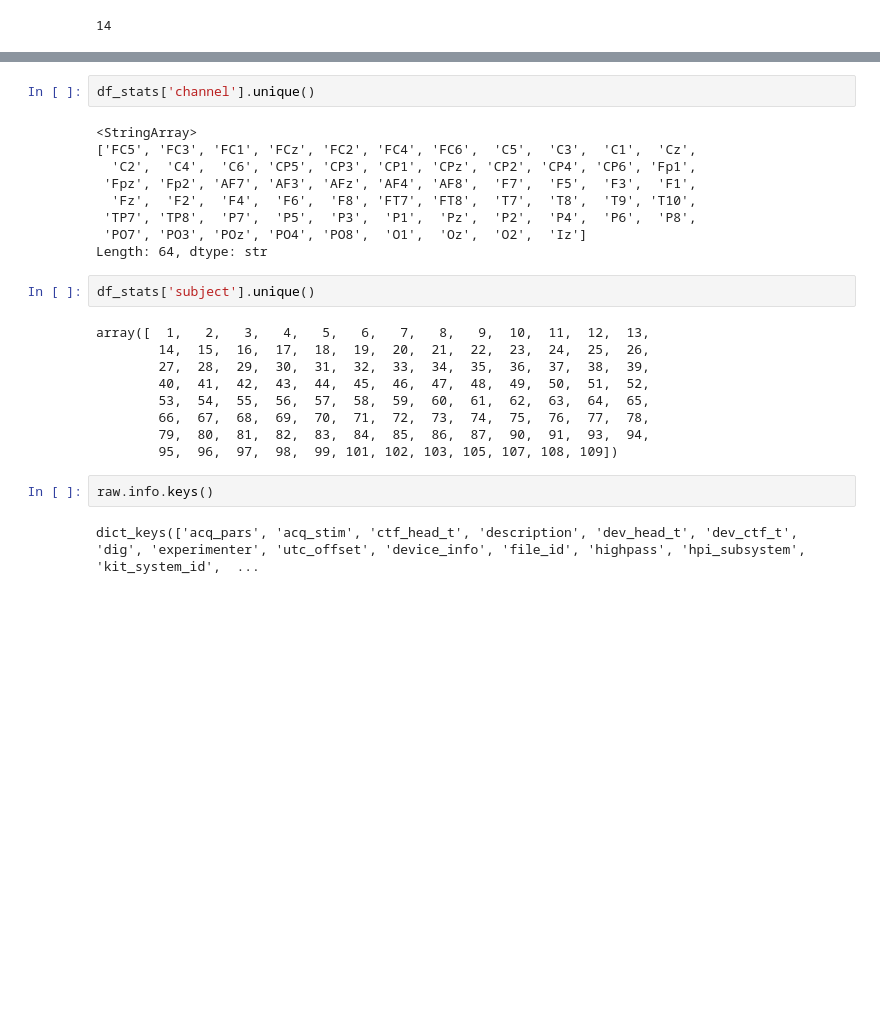
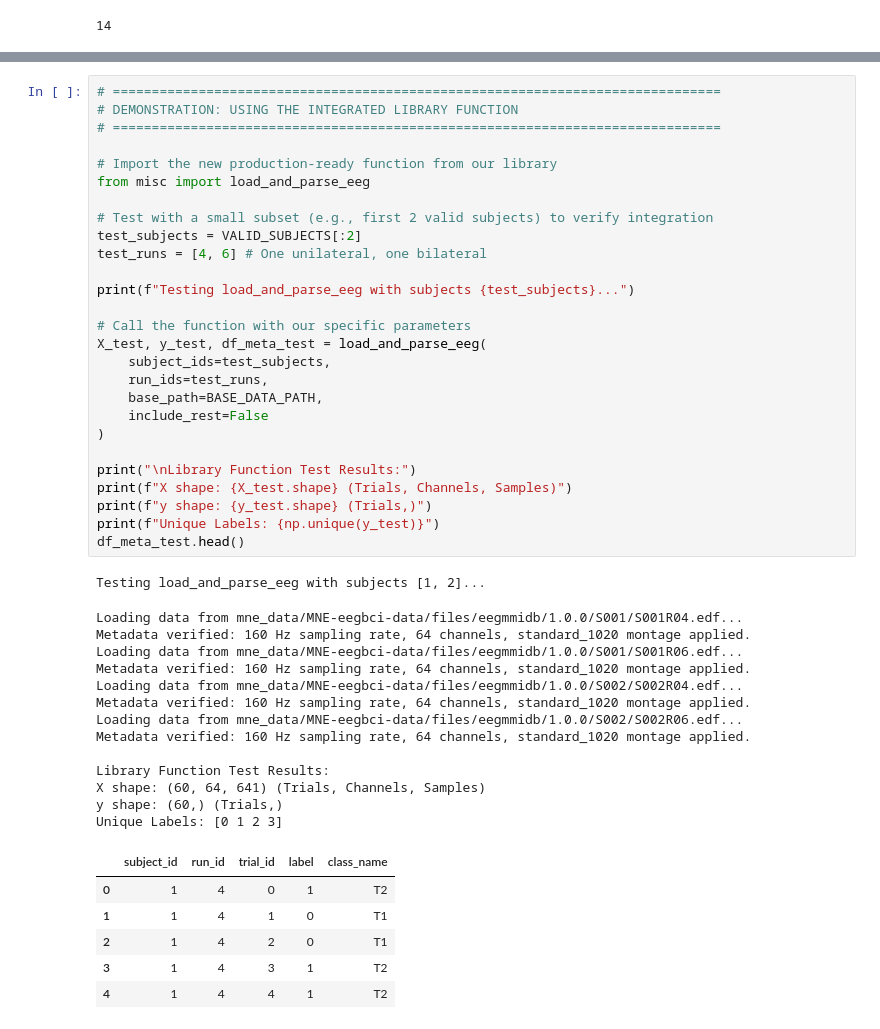
Before and after one commit to Alexvc23/Total-Perspective-Vortex, a Jupyter notebook: doc/Phase-1-Data-Acquisition-Preprocessing.ipynb, the cells around one changed output, grey strips where cells are left out. Drawn from its saved outputs; the diff is of its cells as text; blank space fills up the shorter version.

```diff
--- a/doc/Phase-1-Data-Acquisition-Preprocessing.ipynb
+++ b/doc/Phase-1-Data-Acquisition-Preprocessing.ipynb
@@ -425,26 +507,48 @@ len(list(df_stats[df_stats['subject'] == 1]['subject'])) / 64
-# %%
-df_stats['channel'].unique()
-# %% [output]
-<StringArray>
-['FC5', 'FC3', 'FC1', 'FCz', 'FC2', 'FC4', 'FC6',  'C5',  'C3',  'C1',  'Cz',
-  'C2',  'C4',  'C6', 'CP5', 'CP3', 'CP1', 'CPz', 'CP2', 'CP4', 'CP6', 'Fp1',
- 'Fpz', 'Fp2', 'AF7', 'AF3', 'AFz', 'AF4', 'AF8',  'F7',  'F5',  'F3',  'F1',
-  'Fz',  'F2',  'F4',  'F6',  'F8', 'FT7', 'FT8',  'T7',  'T8',  'T9', 'T10',
- 'TP7', 'TP8',  'P7',  'P5',  'P3',  'P1',  'Pz',  'P2',  'P4',  'P6',  'P8',
- 'PO7', 'PO3', 'POz', 'PO4', 'PO8',  'O1',  'Oz',  'O2',  'Iz']
-Length: 64, dtype: str
-# %%
-df_stats['subject'].unique()
-# %% [output]
-array([  1,   2,   3,   4,   5,   6,   7,   8,   9,  10,  11,  12,  13,
-        14,  15,  16,  17,  18,  19,  20,  21,  22,  23,  24,  25,  26,
-        27,  28,  29,  30,  31,  32,  33,  34,  35,  36,  37,  38,  39,
-        40,  41,  42,  43,  44,  45,  46,  47,  48,  49,  50,  51,  52,
-        53,  54,  55,  56,  57,  58,  59,  60,  61,  62,  63,  64,  65,
-        66,  67,  68,  69,  70,  71,  72,  73,  74,  75,  76,  77,  78,
-        79,  80,  81,  82,  83,  84,  85,  86,  87,  90,  91,  93,  94,
-        95,  96,  97,  98,  99, 101, 102, 103, 105, 107, 108, 109])
-# %%
-raw.info.keys()
-# %% [output]
-dict_keys(['acq_pars', 'acq_stim', 'ctf_head_t', 'description', 'dev_head_t', 'dev_ctf_t', 'dig', 'experimenter', 'utc_offset', 'device_info', 'file_id', 'highpass', 'hpi_subsystem', 'kit_system_id',  ...
+# %%
+# ==============================================================================
+# DEMONSTRATION: USING THE INTEGRATED LIBRARY FUNCTION
+# ==============================================================================
+
+# Import the new production-ready function from our library
+from misc import load_and_parse_eeg
+
+# Test with a small subset (e.g., first 2 valid subjects) to verify integration
+test_subjects = VALID_SUBJECTS[:2]
+test_runs = [4, 6] # One unilateral, one bilateral
+
+print(f"Testing load_and_parse_eeg with subjects {test_subjects}...")
+
+# Call the function with our specific parameters
+X_test, y_test, df_meta_test = load_and_parse_eeg(
+    subject_ids=test_subjects,
+    run_ids=test_runs,
+    base_path=BASE_DATA_PATH,
+    include_rest=False
+)
+
+print("\nLibrary Function Test Results:")
+print(f"X shape: {X_test.shape} (Trials, Channels, Samples)")
+print(f"y shape: {y_test.shape} (Trials,)")
+print(f"Unique Labels: {np.unique(y_test)}")
+df_meta_test.head()
+# %% [output]
+Testing load_and_parse_eeg with subjects [1, 2]...
+Loading data from mne_data/MNE-eegbci-data/files/eegmmidb/1.0.0/S001/S001R04.edf...
+Metadata verified: 160 Hz sampling rate, 64 channels, standard_1020 montage applied.
+Loading data from mne_data/MNE-eegbci-data/files/eegmmidb/1.0.0/S001/S001R06.edf...
+Metadata verified: 160 Hz sampling rate, 64 channels, standard_1020 montage applied.
+Loading data from mne_data/MNE-eegbci-data/files/eegmmidb/1.0.0/S002/S002R04.edf...
+Metadata verified: 160 Hz sampling rate, 64 channels, standard_1020 montage applied.
+Loading data from mne_data/MNE-eegbci-data/files/eegmmidb/1.0.0/S002/S002R06.edf...
+Metadata verified: 160 Hz sampling rate, 64 channels, standard_1020 montage applied.
+
+Library Function Test Results:
+X shape: (60, 64, 641) (Trials, Channels, Samples)
+y shape: (60,) (Trials,)
+Unique Labels: [0 1 2 3]
+|  | subject_id | run_id | trial_id | label | class_name |
+| 0 | 1 | 4 | 0 | 1 | T2 |
+| 1 | 1 | 4 | 1 | 0 | T1 |
+| 2 | 1 | 4 | 2 | 0 | T1 |
+| 3 | 1 | 4 | 3 | 1 | T2 |
+| 4 | 1 | 4 | 4 | 1 | T2 |
```
Also changed, not shown: parts of 8 cells of this notebook, 2 other files.
